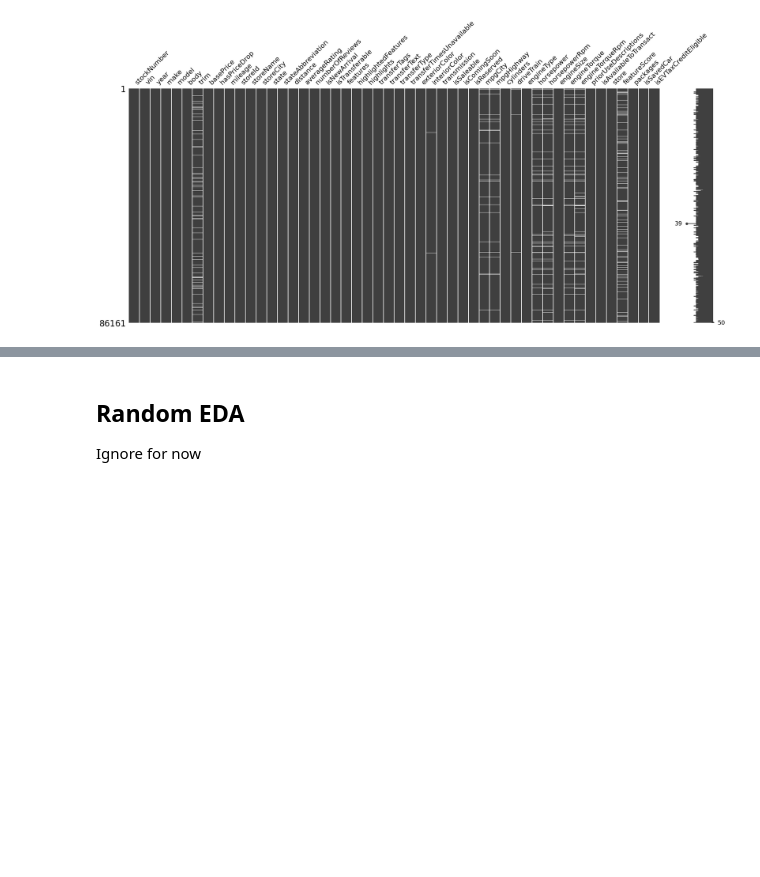
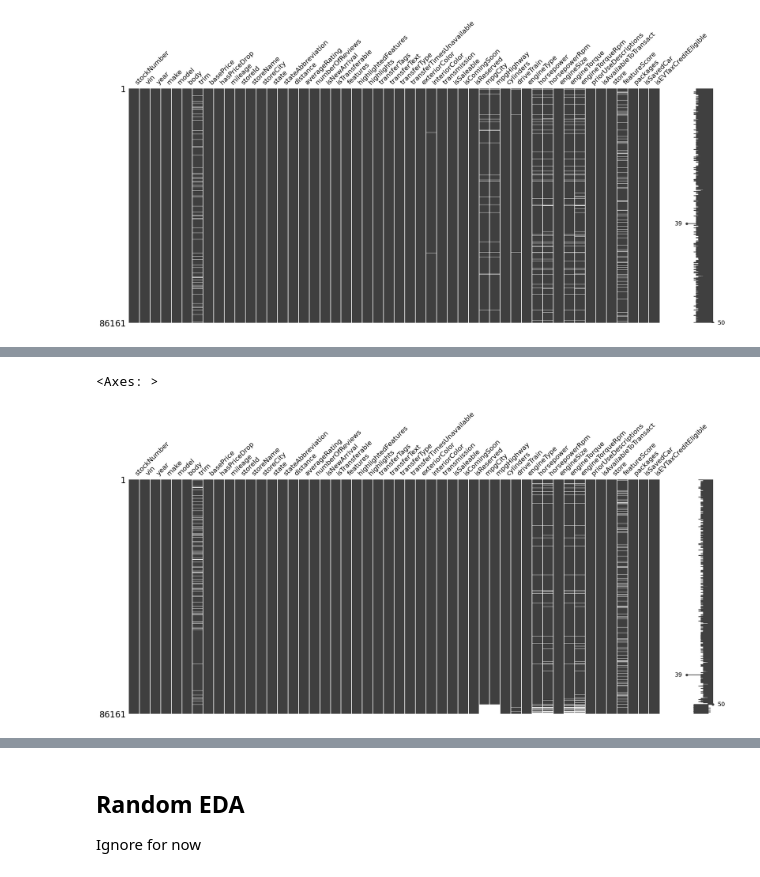
Before and after one commit to demyasa/Predictive-Analysis-of-Car-Trade-In-Values, a Jupyter notebook: EDA.ipynb, the cells around one changed output, grey strips where cells are left out. Saved outputs shown, nothing was run; the diff lists cells and outputs as text; code cells hidden in the pictures; blank space fills up the shorter version.

```diff
--- a/EDA.ipynb
+++ b/EDA.ipynb
@@ -323,0 +357,7 @@ msno.matrix(df_unique)
+# %%
+# Trying out the sort function on featureScore
+sorted = df_unique.sort_values('mpgCity')
+msno.matrix(sorted)
+# %% [output]
+<Axes: >
+[figure, added]
```
Also changed, not shown: parts of 9 cells of this notebook.
